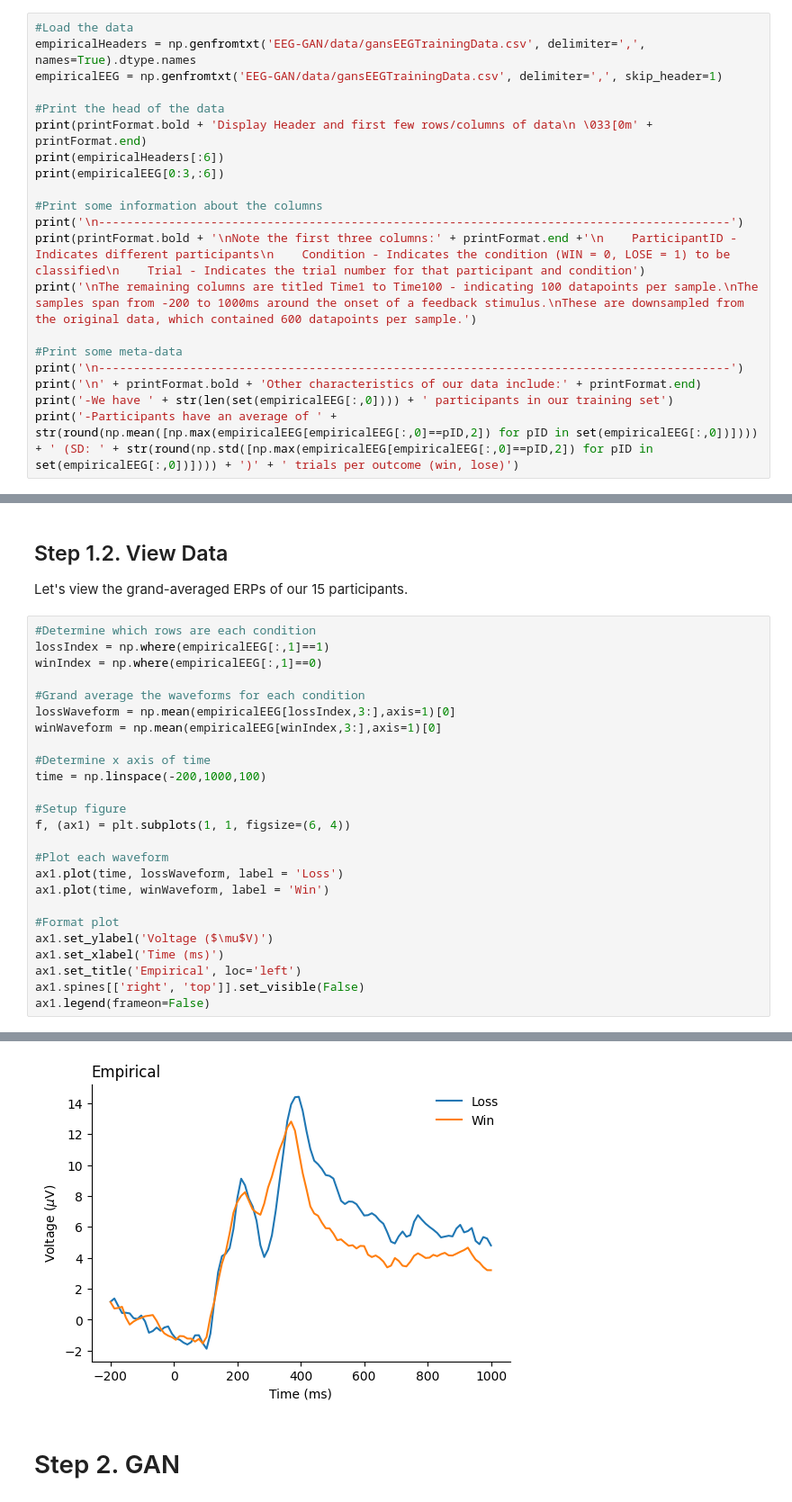
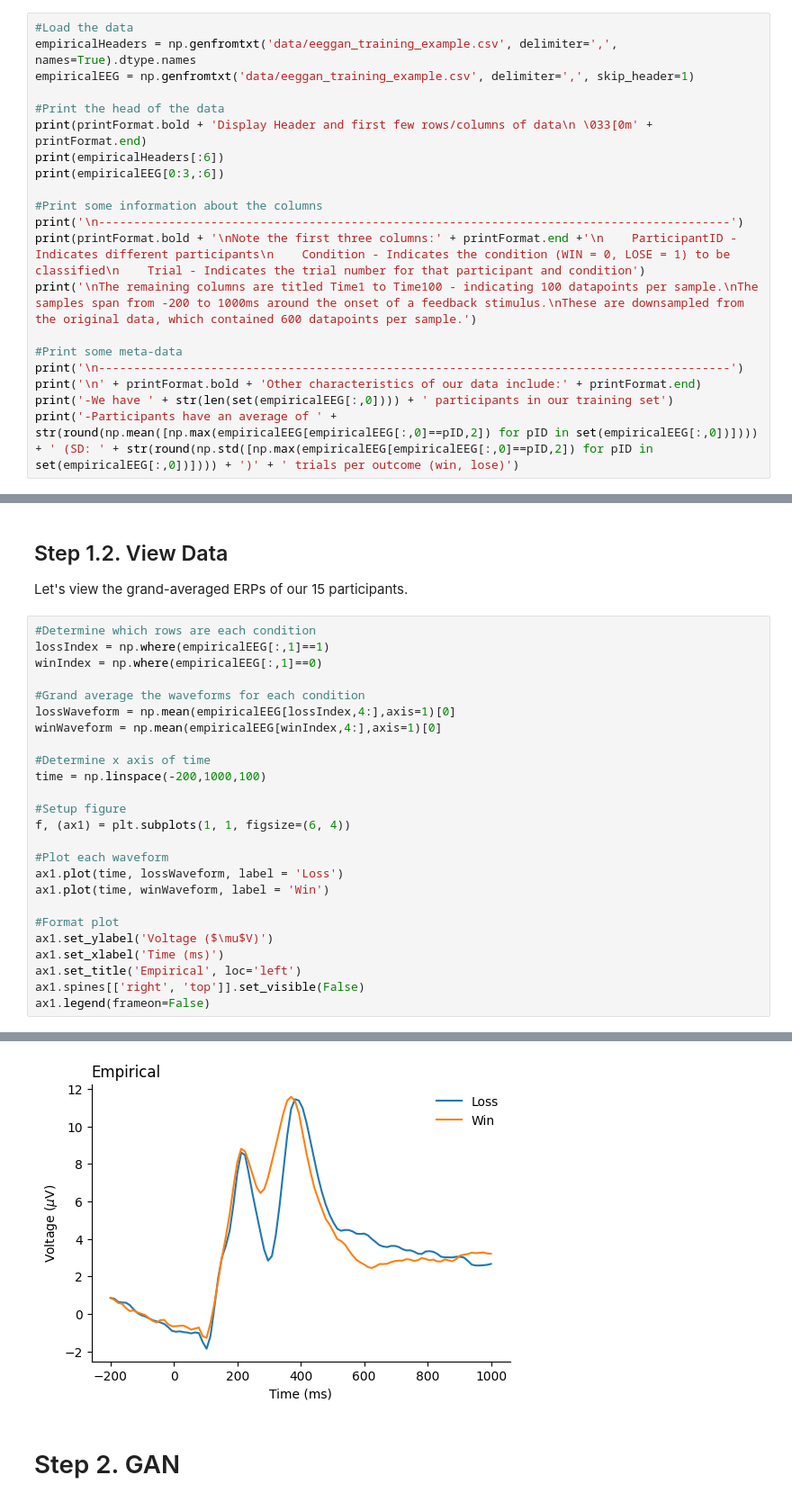
Before and after one commit to AutoResearch/EEG-GAN, a Jupyter notebook: docs/Tutorials/Tutorial_GAN.ipynb, the cells around one changed output, grey strips where cells are left out. Shown at 90% size. Drawn from its saved outputs; the diff is of its cells as text.

```diff
--- a/docs/Tutorials/Tutorial_GAN.ipynb
+++ b/docs/Tutorials/Tutorial_GAN.ipynb
@@ -119,8 +146,8 @@ class printFormat:
 We will load the provided EEG training data and print some information about what this contains.
 # %%
 #Load the data
-empiricalHeaders = np.genfromtxt('EEG-GAN/data/gansEEGTrainingData.csv', delimiter=',', names=True).dtype.names
-empiricalEEG = np.genfromtxt('EEG-GAN/data/gansEEGTrainingData.csv', delimiter=',', skip_header=1)
+empiricalHeaders = np.genfromtxt('data/eeggan_training_example.csv', delimiter=',', names=True).dtype.names
+empiricalEEG = np.genfromtxt('data/eeggan_training_example.csv', delimiter=',', skip_header=1)
 
 #Print the head of the data
 print(printFormat.bold + 'Display Header and first few rows/columns of data\n \033[0m' + printFormat.end)
@@ -161,31 +188,31 @@ Let's view the grand-averaged ERPs of our 15 participants.
 # %%
 #Determine which rows are each condition
 lossIndex = np.where(empiricalEEG[:,1]==1)
 winIndex = np.where(empiricalEEG[:,1]==0)
 
 #Grand average the waveforms for each condition
-lossWaveform = np.mean(empiricalEEG[lossIndex,3:],axis=1)[0]
-winWaveform = np.mean(empiricalEEG[winIndex,3:],axis=1)[0]
+lossWaveform = np.mean(empiricalEEG[lossIndex,4:],axis=1)[0]
+winWaveform = np.mean(empiricalEEG[winIndex,4:],axis=1)[0]
 
 #Determine x axis of time
 time = np.linspace(-200,1000,100)
 
 #Setup figure
 f, (ax1) = plt.subplots(1, 1, figsize=(6, 4))
 
 #Plot each waveform
 ax1.plot(time, lossWaveform, label = 'Loss')
 ax1.plot(time, winWaveform, label = 'Win')
 
 #Format plot
 ax1.set_ylabel('Voltage ($\mu$V)')
 ax1.set_xlabel('Time (ms)')
 ax1.set_title('Empirical', loc='left')
 ax1.spines[['right', 'top']].set_visible(False)
 ax1.legend(frameon=False)
 # %% [output]
 <matplotlib.legend.Legend at 0x...>
-[figure, old version]
+[figure, new version]
 # %% [markdown]
 # Step 2. GAN
 # %% [markdown]
```
Also changed, not shown: parts of 24 cells of this notebook.
